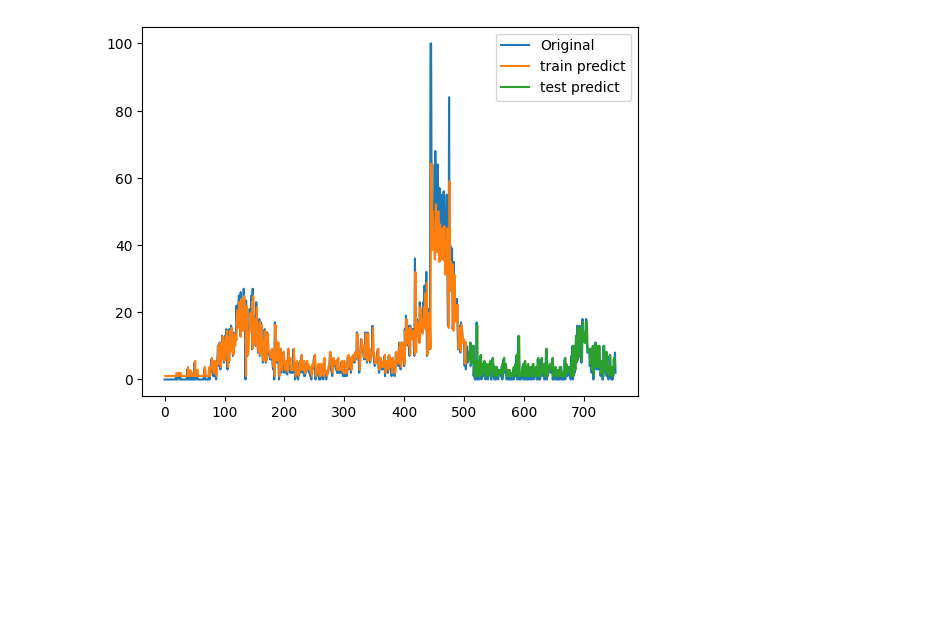
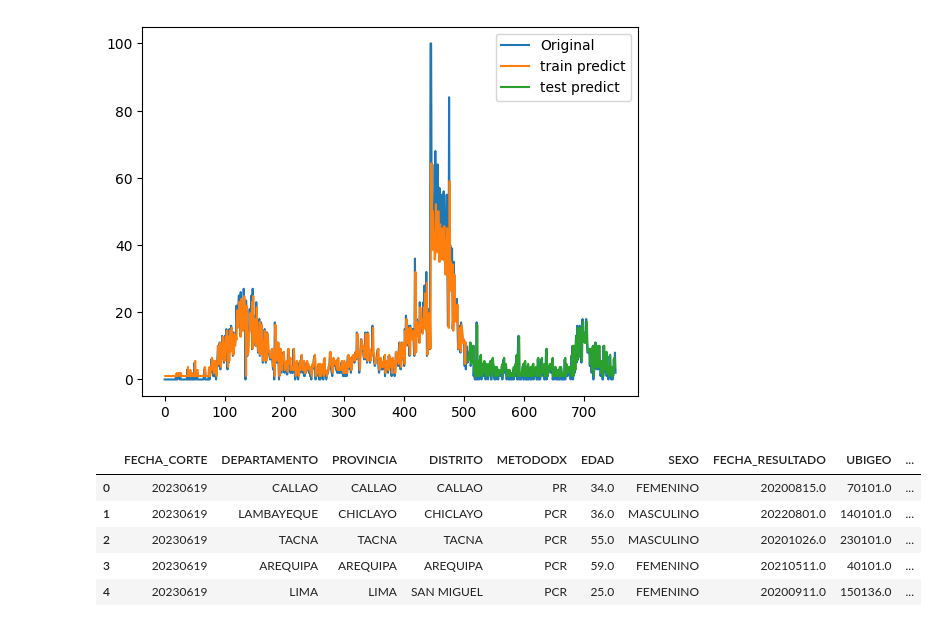
Before and after one commit to luismoroco/ML-Research-UNSA-UOKlahoma, a Jupyter notebook: traditional.ipynb, the cells around one changed output. Drawn from its saved outputs; the diff is of its cells as text; code cells hidden in the pictures; blank space fills up the shorter version.

```diff
--- a/traditional.ipynb
+++ b/traditional.ipynb
@@ -463,0 +474,10 @@ df_f =  pd.read_csv('./daa')
+# %%
+df_casos_pos = pd.read_csv('./data/positivos_covid.csv', sep=';', dtype={'DEPARTAMENTO': str})
+df_casos_pos.head()
+# %% [output]
+|  | FECHA_CORTE | DEPARTAMENTO | PROVINCIA | DISTRITO | METODODX | EDAD | SEXO | FECHA_RESULTADO | UBIGEO | ... |
+| 0 | 20230619 | CALLAO | CALLAO | CALLAO | PR | 34.0 | FEMENINO | 20200815.0 | 70101.0 | ... |
+| 1 | 20230619 | LAMBAYEQUE | CHICLAYO | CHICLAYO | PCR | 36.0 | MASCULINO | 20220801.0 | 140101.0 | ... |
+| 2 | 20230619 | TACNA | TACNA | TACNA | PCR | 55.0 | MASCULINO | 20201026.0 | 230101.0 | ... |
+| 3 | 20230619 | AREQUIPA | AREQUIPA | AREQUIPA | PCR | 59.0 | FEMENINO | 20210511.0 | 40101.0 | ... |
+| 4 | 20230619 | LIMA | LIMA | SAN MIGUEL | PCR | 25.0 | FEMENINO | 20200911.0 | 150136.0 | ... |
```
Also changed, not shown: parts of 18 cells of this notebook, 1 other file.
